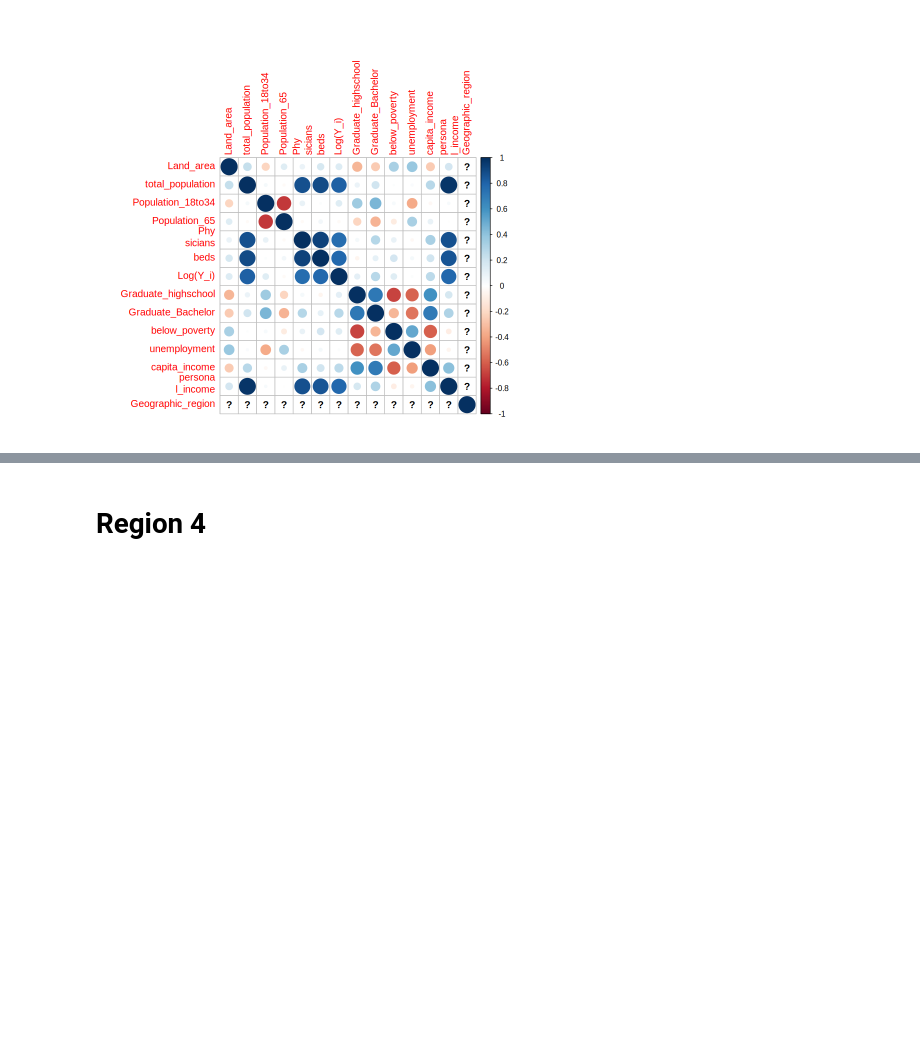
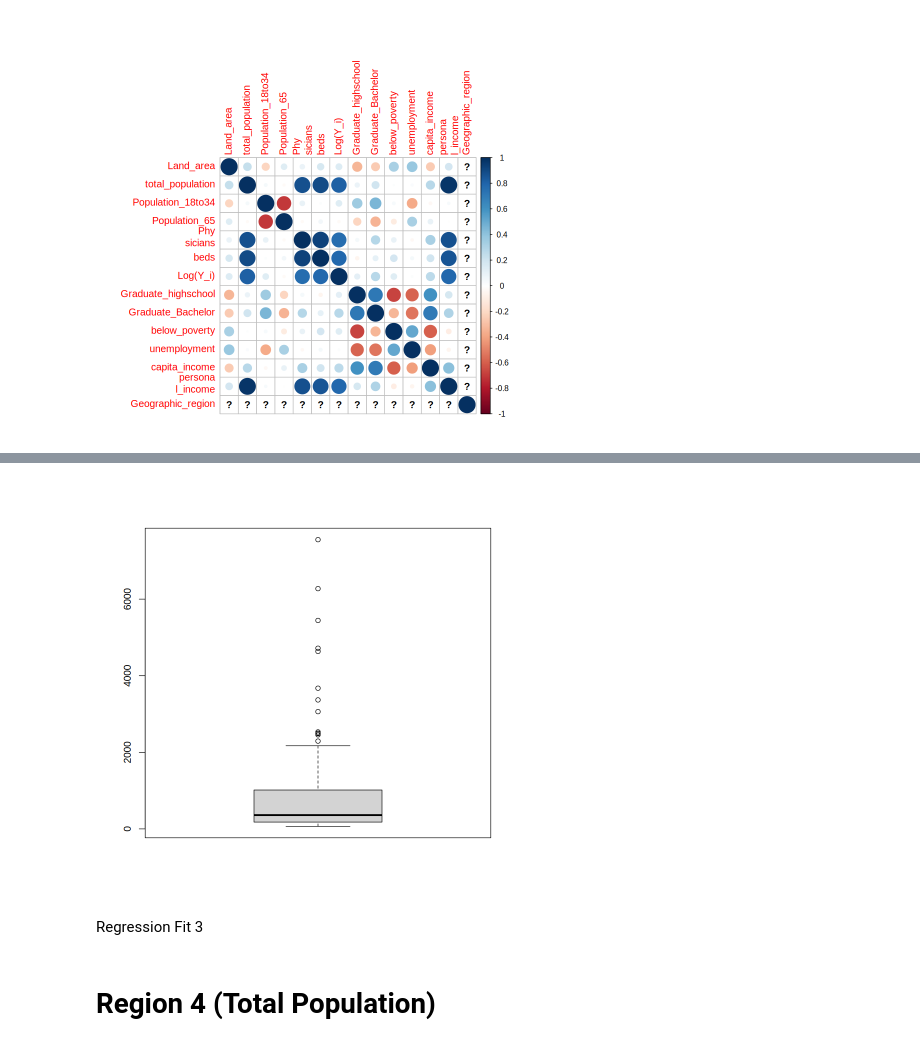
Before and after one commit to brandoncabrera707/STA_108_Regression_FinalProject, a Jupyter notebook: FinalProject_STA108.ipynb, the cells around one changed output, grey strips where cells are left out. Cells and saved outputs as stored; diff of their text form; code cells hidden in the pictures; blank space fills up the shorter version.

```diff
--- a/FinalProject_STA108.ipynb
+++ b/FinalProject_STA108.ipynb
@@ -95,2 +234,8 @@ Warning message in cor(region_3[, 4:17]):
+# %%
+boxplot(region_3[,8])
+# %% [output]
+[figure, added]
+# %% [markdown]
+Regression Fit 3
 # %% [markdown]
-# Region 4
+# Region 4 (Total Population)
```
Also changed, not shown: parts of 20 cells of this notebook.
